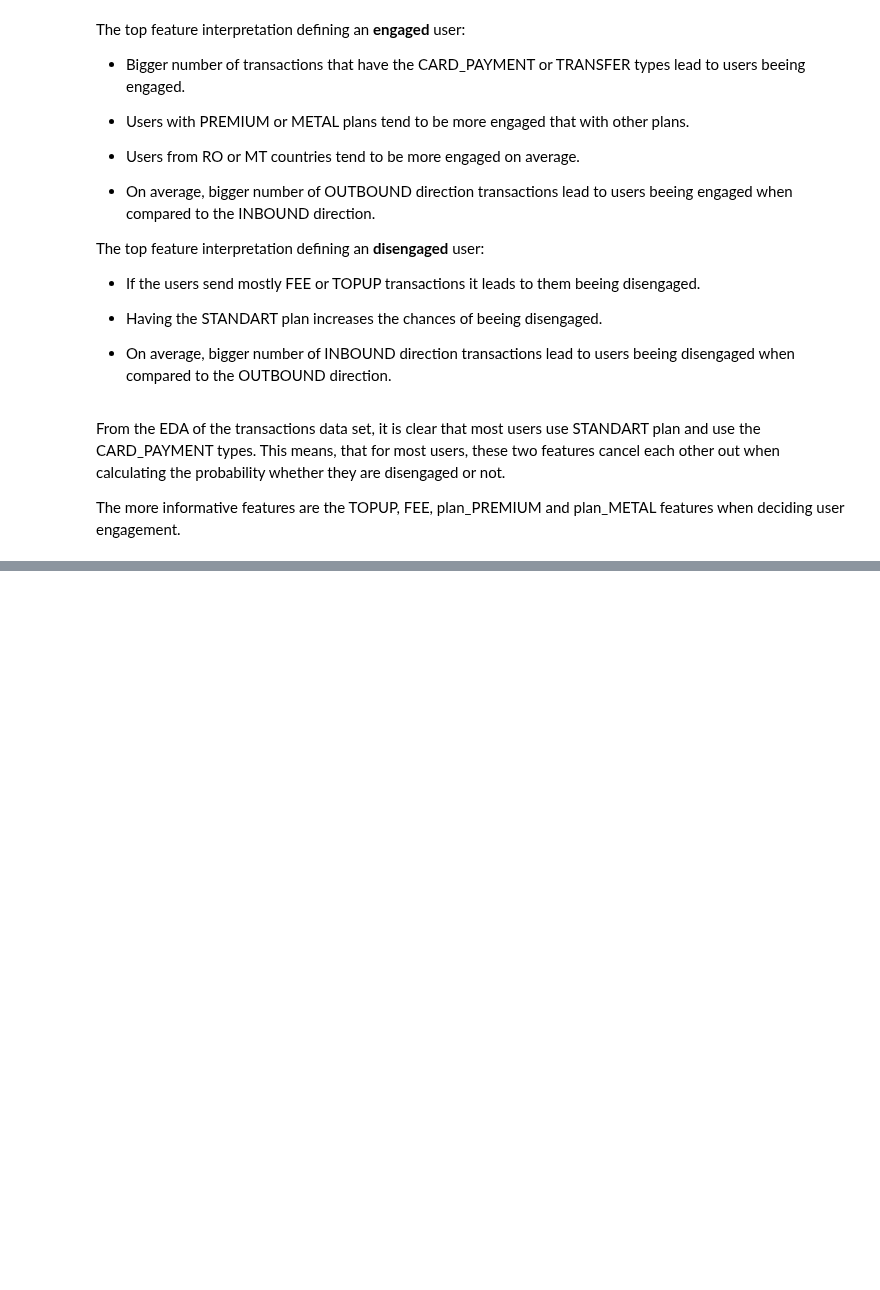
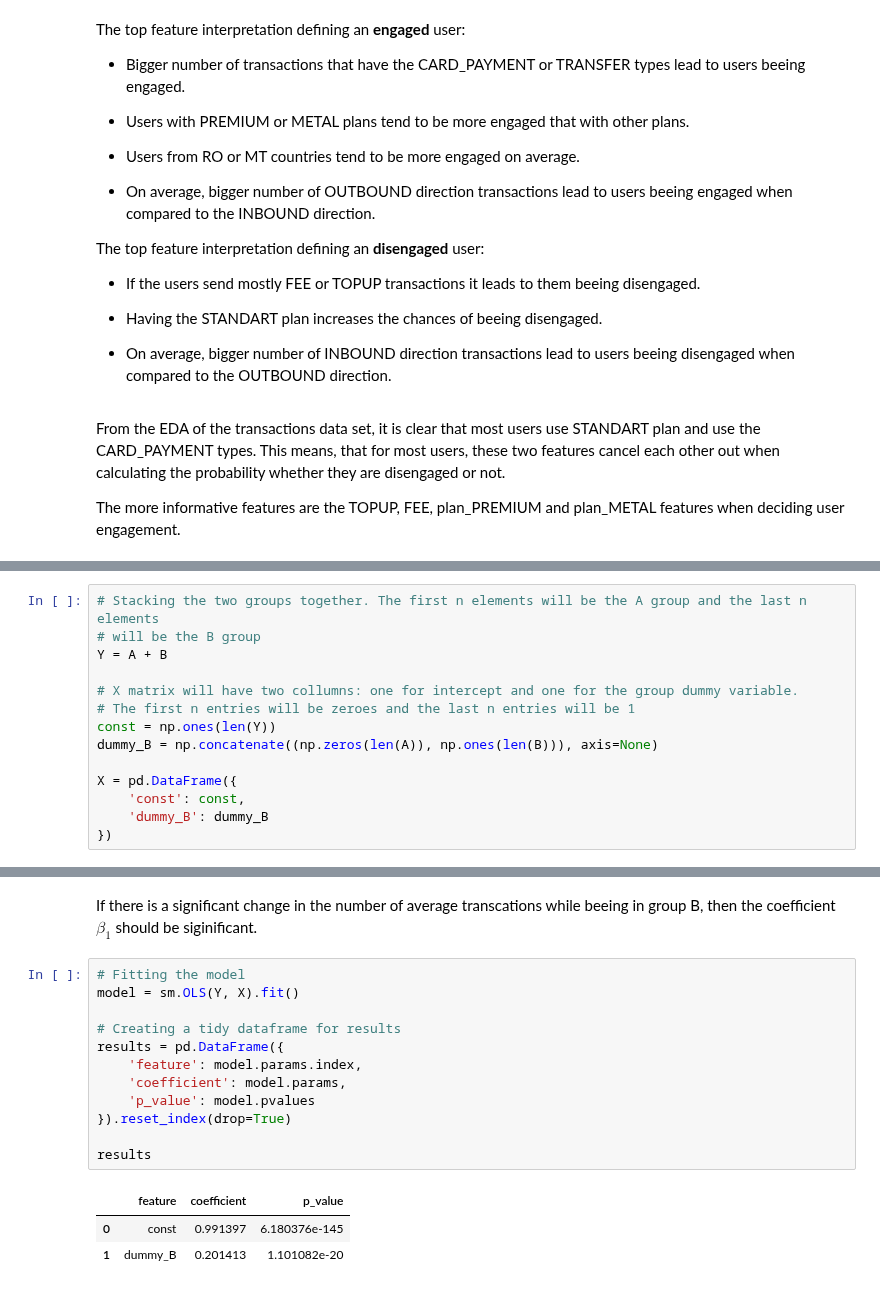
Before and after one commit to Eligijus112/revolut-churn-exploration, a Jupyter notebook: Revolut-churn.ipynb, the cells around one changed output, grey strips where cells are left out. Cells and saved outputs as stored; diff of their text form; blank space fills up the shorter version.

```diff
--- a/Revolut-churn.ipynb
+++ b/Revolut-churn.ipynb
@@ -788,0 +864,14 @@ The more informative features are the TOPUP, FEE, plan_PREMIUM and plan_METAL fe
+# %%
+# Stacking the two groups together. The first n elements will be the A group and the last n elements
+# will be the B group
+Y = A + B
+
+# X matrix will have two collumns: one for intercept and one for the group dummy variable.
+# The first n entries will be zeroes and the last n entries will be 1
+const = np.ones(len(Y))
+dummy_B = np.concatenate((np.zeros(len(A)), np.ones(len(B))), axis=None)
+
+X = pd.DataFrame({
+    'const': const,
+    'dummy_B': dummy_B
+})
@@ -788,0 +912,18 @@ The more informative features are the TOPUP, FEE, plan_PREMIUM and plan_METAL fe
+# %% [markdown]
+If there is a significant change in the number of average transcations while beeing in group B, then the coefficient $\beta_{1}$ should be siginificant.
+# %%
+# Fitting the model
+model = sm.OLS(Y, X).fit()
+
+# Creating a tidy dataframe for results
+results = pd.DataFrame({
+    'feature': model.params.index,
+    'coefficient': model.params,
+    'p_value': model.pvalues
+}).reset_index(drop=True)
+
+results
+# %% [output]
+|  | feature | coefficient | p_value |
+| 0 | const | 0.991397 | 6.180376e-145 |
+| 1 | dummy_B | 0.201413 | 1.101082e-20 |
```
Also changed, not shown: parts of 28 cells of this notebook.
